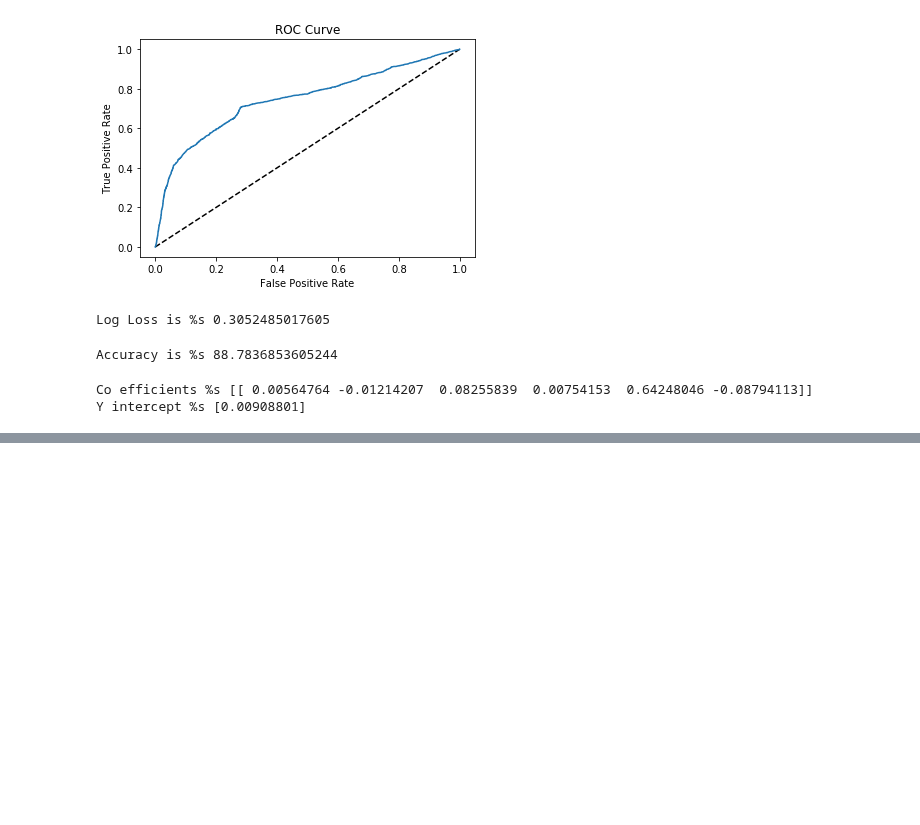
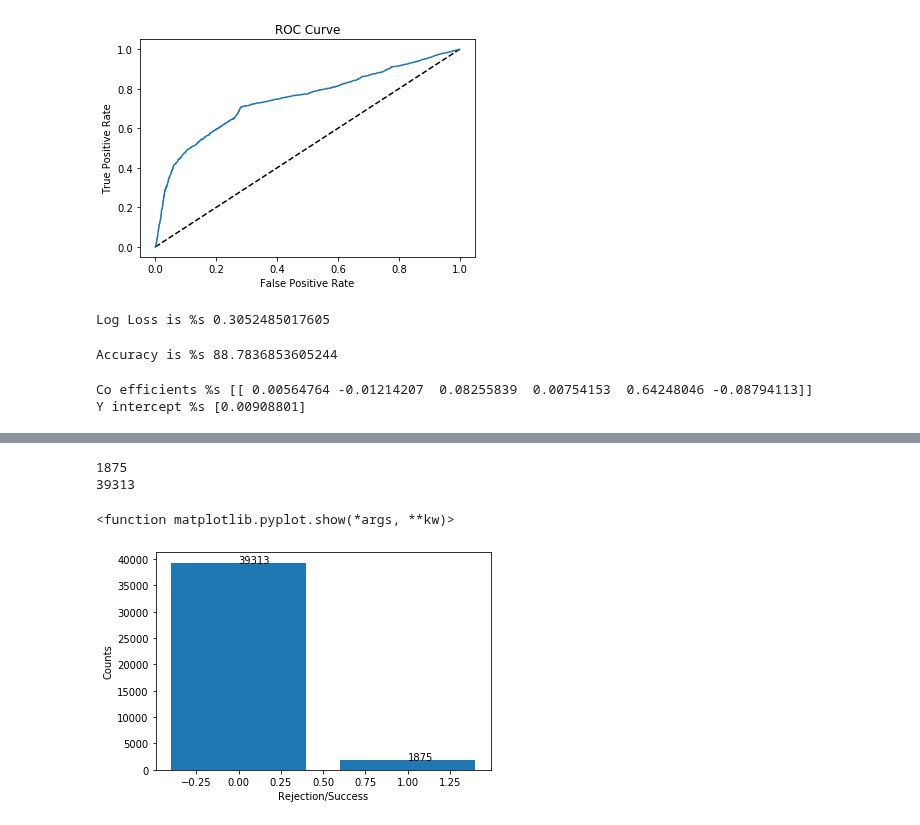
Before and after one commit to Andru-1987/python-deep-learning, a Jupyter notebook: Logistic Regression open account prediction.ipynb, the cells around one changed output, grey strips where cells are left out. Cells and saved outputs as stored; diff of their text form; code cells hidden in the pictures; blank space fills up the shorter version.

```diff
--- a/Logistic Regression open account prediction.ipynb
+++ b/Logistic Regression open account prediction.ipynb
@@ -301,0 +325,25 @@ plot_classifier(X.to_numpy(),y.to_numpy(),lr)
+# %%
+#https://machinelearningmastery.com/how-to-make-classification-and-regression-predictions-for-deep-learning-models-in-keras/
+scalar = MinMaxScaler()
+scalar.fit(X)
+X_scaled = scalar.transform(X)
+
+model.fit(X_scaled, y,callbacks=[early_stopping_monitor],  epochs=10)
+
+#encoder = LabelEncoder()
+#encoder.fit(y)
+#encoded_Y = encoder.transform(y)
+
+#def create_baseline():
+# create model
+#    model = Sequential()
+#    model.add(Dense(6, input_dim=6, activation='relu'))
+#    model.add(Dense(1, activation='sigmoid'))
+    # Compile model
+#    model.compile(loss='binary_crossentropy', optimizer='adam', metrics=['accuracy'])
+#    return model
+# evaluate model with standardized dataset
+#estimator = KerasClassifier(build_fn=create_baseline, epochs=100, batch_size=5, verbose=0)
+#kfold = StratifiedKFold(n_splits=10, shuffle=True)
+#results = cross_val_score(estimator, X, encoded_Y, cv=kfold)
+#print("Baseline: %.2f%% (%.2f%%)" % (results.mean()*100, results.std()*100))
@@ -301,0 +372,23 @@ plot_classifier(X.to_numpy(),y.to_numpy(),lr)
+# %%
+y_pred=model.predict(X_scaled)
+buffer=y_pred.flatten()
+#print(buffer)
+yes=buffer[buffer>=.5]
+no=buffer[buffer<.5]
+print(len(yes))
+print(len(no))
+
+counts=[len(no),len(yes)]
+plt.bar(range(2),counts)
+plt.ylabel("Counts")
+plt.xlabel("Rejection/Success")
+
+plt.annotate(str(len(no)), xy=(0,len(no)))
+plt.annotate(str(len(yes)), xy=(1,len(yes)))
+
+plt.show
+# %% [output]
+1875
+39313
+<function matplotlib.pyplot.show(*args, **kw)>
+[figure, added]
```
Also changed, not shown: parts of 5 cells of this notebook.
